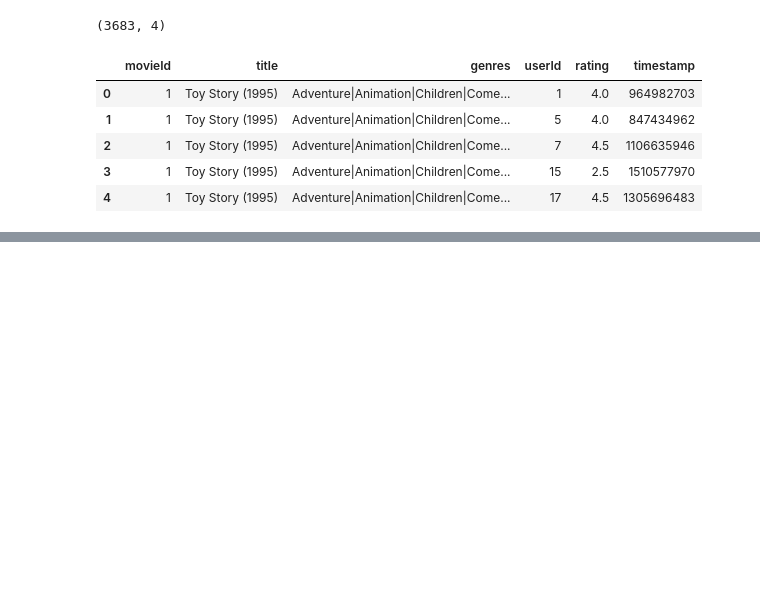
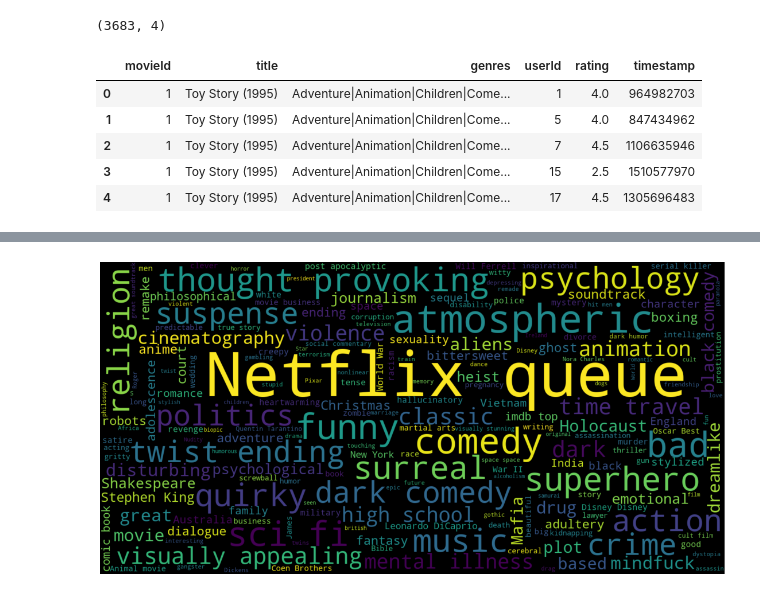
Before and after one commit to MackoyS/movielens-recommendation-system, a Jupyter notebook: eda_mackoy.ipynb, the cells around one changed output, grey strips where cells are left out. Drawn from its saved outputs; the diff is of its cells as text; code cells hidden in the pictures; blank space fills up the shorter version.

```diff
--- a/eda_mackoy.ipynb
+++ b/eda_mackoy.ipynb
@@ -114,0 +400,11 @@ array(['Toy Story (1995)', 'Jumanji (1995)', 'Grumpier Old Men (1995)',
+# %%
+# Creating a visualizion for our tags wordcloud
+text = " ".join(i for i in df_tags.tag)
+stopwords = set(STOPWORDS)
+wordcloud = WordCloud(width=1600, height=800, stopwords=stopwords, background_color="black").generate(text)
+plt.figure( figsize=(20,10))
+plt.imshow(wordcloud, interpolation='bilinear')
+plt.axis("off")
+plt.show()
+# %% [output]
+[figure, added]
```
Also changed, not shown: parts of 30 cells of this notebook.
